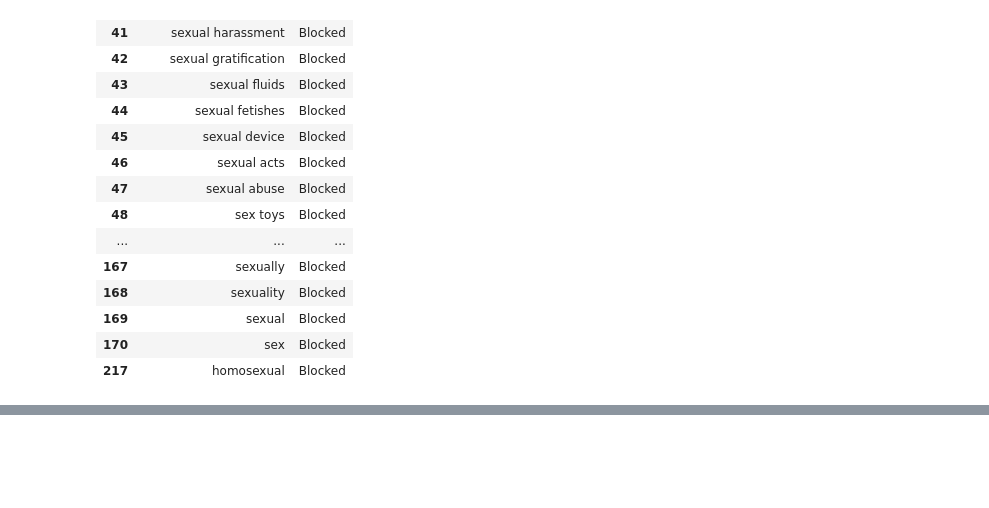
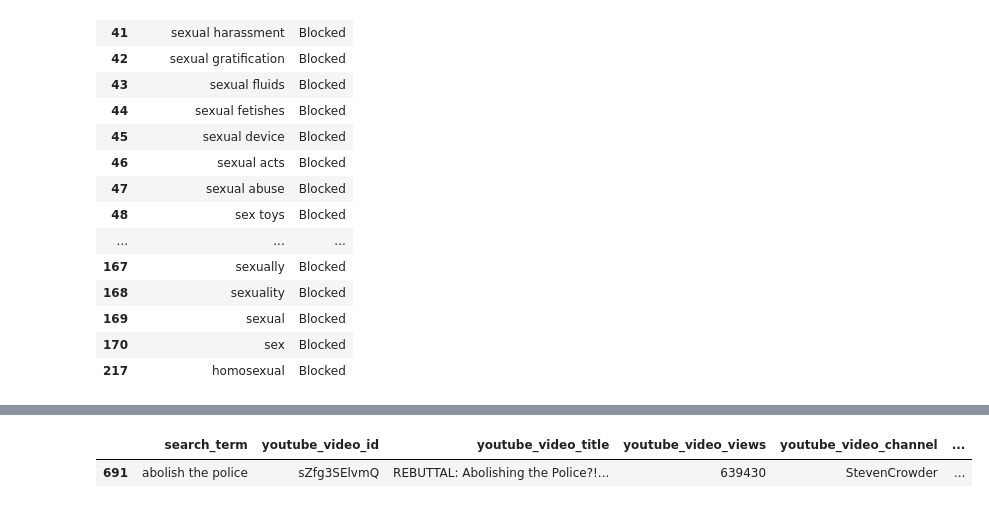
Before and after one commit to the-markup/investigation-youtube-ad-placements, a Jupyter notebook: notebooks/4-data-analysis-social-justice.ipynb, the cells around one changed output, grey strips where cells are left out. Saved outputs shown, nothing was run; the diff lists cells and outputs as text; code cells hidden in the pictures; blank space fills up the shorter version.

```diff
--- a/notebooks/4-data-analysis-social-justice.ipynb
+++ b/notebooks/4-data-analysis-social-justice.ipynb
@@ -212,0 +283,5 @@ df_policy[df_policy.search_term.str.contains('sex')].append(
+# %%
+df_video[df_video.youtube_video_channel == 'StevenCrowder']
+# %% [output]
+|  | search_term | youtube_video_id | youtube_video_title | youtube_video_views | youtube_video_channel | ... |
+| 691 | abolish the police | sZfg3SElvmQ | REBUTTAL: Abolishing the Police?!... | 639430 | StevenCrowder | ... |
```
Also changed, not shown: parts of 10 cells of this notebook, 11 other files.
